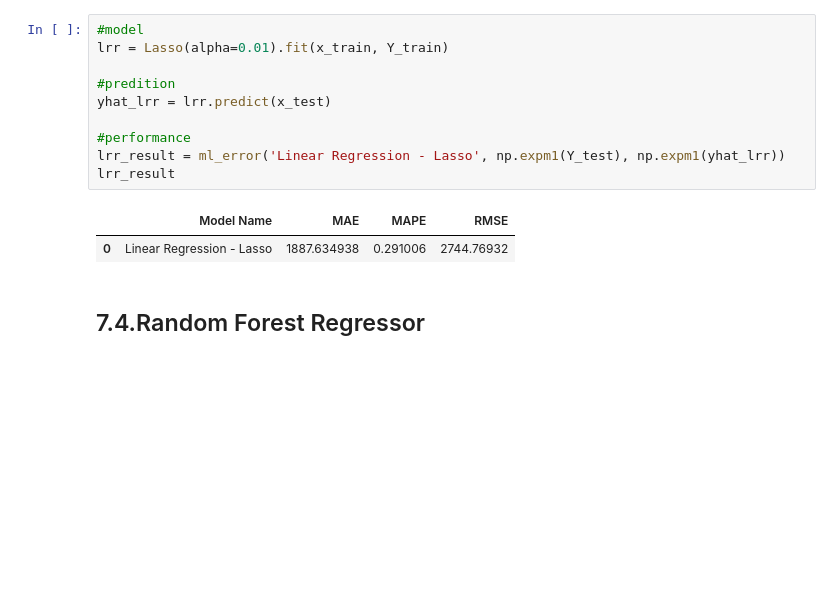
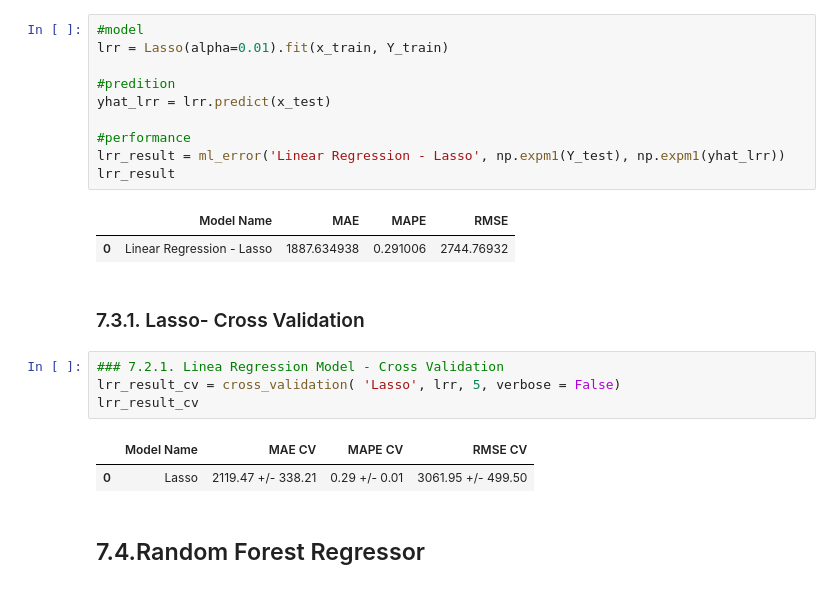
Before and after one commit to vivianebuge/ds-em-producao, a Jupyter notebook: m07_v01_store_sales_prediction.ipynb, the cells around one changed output. Drawn from its saved outputs; the diff is of its cells as text; blank space fills up the shorter version.

```diff
--- a/m07_v01_store_sales_prediction.ipynb
+++ b/m07_v01_store_sales_prediction.ipynb
@@ -1128,6 +1134,15 @@ lrr_result
 # %% [output]
 |  | Model Name | MAE | MAPE | RMSE |
 | 0 | Linear Regression - Lasso | 1887.634938 | 0.291006 | 2744.76932 |
+# %% [markdown]
+### 7.3.1. Lasso- Cross Validation
+# %%
+### 7.2.1. Linea Regression Model - Cross Validation
+lrr_result_cv = cross_validation( 'Lasso', lrr, 5, verbose = False)
+lrr_result_cv
+# %% [output]
+|  | Model Name | MAE CV | MAPE CV | RMSE CV |
+| 0 | Lasso | 2119.47 +/- 338.21 | 0.29 +/- 0.01 | 3061.95 +/- 499.50 |
 # %% [markdown]
 ## 7.4.Random Forest Regressor
 # %%
```
Also changed, not shown: parts of 28 cells of this notebook, 1 other file.
